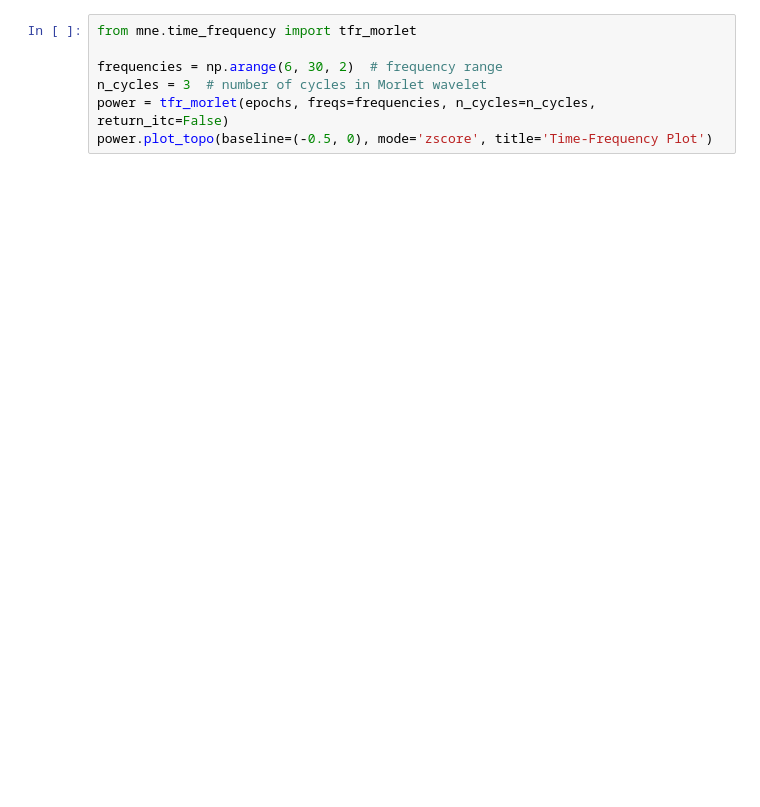
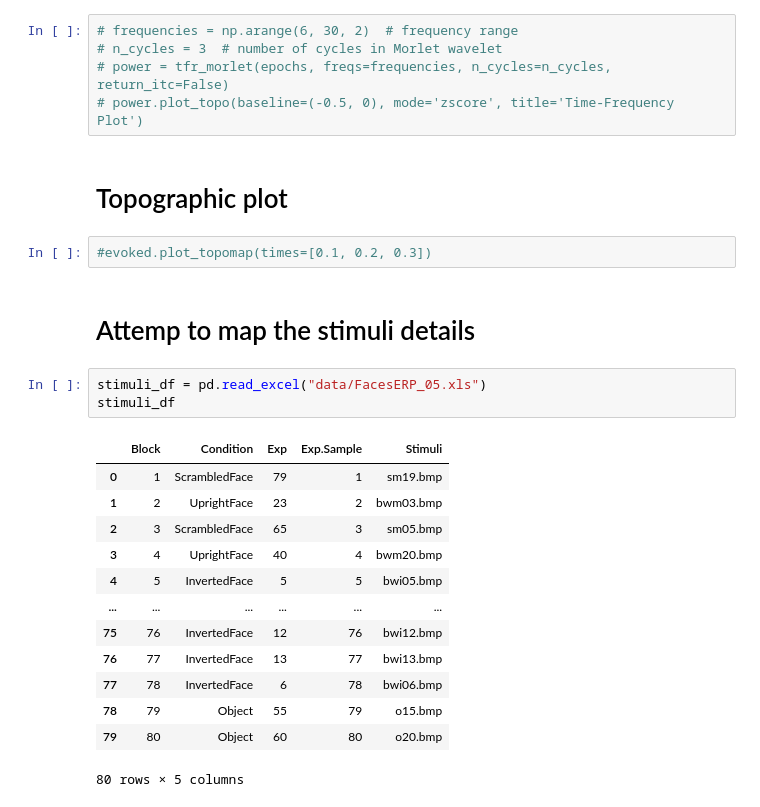
Before and after one commit to Met0o/EEG, a Jupyter notebook: MNE.ipynb, the cells around one changed output. Cells and saved outputs as stored; diff of their text form; blank space fills up the shorter version.

```diff
--- a/MNE.ipynb
+++ b/MNE.ipynb
@@ -217,7 +362,28 @@ Using data from preloaded Raw for 1 events and 2001 original time points ...
 # %%
-from mne.time_frequency import tfr_morlet
-
-frequencies = np.arange(6, 30, 2)  # frequency range
-n_cycles = 3  # number of cycles in Morlet wavelet
-power = tfr_morlet(epochs, freqs=frequencies, n_cycles=n_cycles, return_itc=False)
-power.plot_topo(baseline=(-0.5, 0), mode='zscore', title='Time-Frequency Plot')
+# frequencies = np.arange(6, 30, 2)  # frequency range
+# n_cycles = 3  # number of cycles in Morlet wavelet
+# power = tfr_morlet(epochs, freqs=frequencies, n_cycles=n_cycles, return_itc=False)
+# power.plot_topo(baseline=(-0.5, 0), mode='zscore', title='Time-Frequency Plot')
+# %% [markdown]
+# Topographic plot
+# %%
+#evoked.plot_topomap(times=[0.1, 0.2, 0.3])
+# %% [markdown]
+# Attemp to map the stimuli details
+# %%
+stimuli_df = pd.read_excel("data/FacesERP_05.xls")
+stimuli_df
+# %% [output]
+|  | Block | Condition | Exp | Exp.Sample | Stimuli |
+| 0 | 1 | ScrambledFace | 79 | 1 | sm19.bmp |
+| 1 | 2 | UprightFace | 23 | 2 | bwm03.bmp |
+| 2 | 3 | ScrambledFace | 65 | 3 | sm05.bmp |
+| 3 | 4 | UprightFace | 40 | 4 | bwm20.bmp |
+| 4 | 5 | InvertedFace | 5 | 5 | bwi05.bmp |
+| ... | ... | ... | ... | ... | ... |
+| 75 | 76 | InvertedFace | 12 | 76 | bwi12.bmp |
+| 76 | 77 | InvertedFace | 13 | 77 | bwi13.bmp |
+| 77 | 78 | InvertedFace | 6 | 78 | bwi06.bmp |
+| 78 | 79 | Object | 55 | 79 | o15.bmp |
+| 79 | 80 | Object | 60 | 80 | o20.bmp |
+80 rows × 5 columns
```
Also changed, not shown: parts of 25 cells of this notebook, 1 other file.
